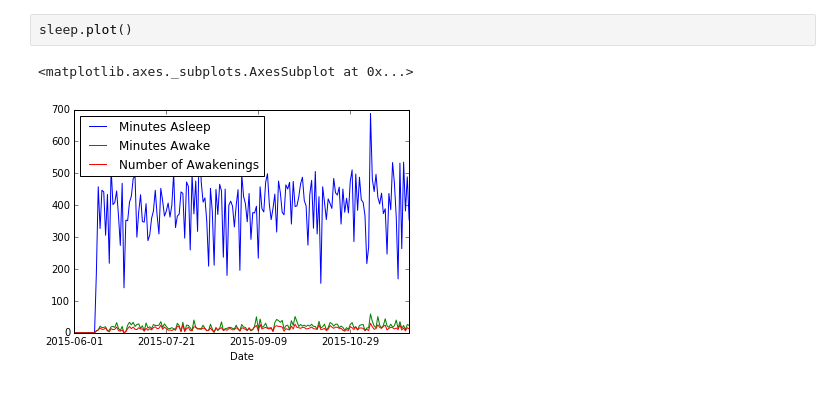
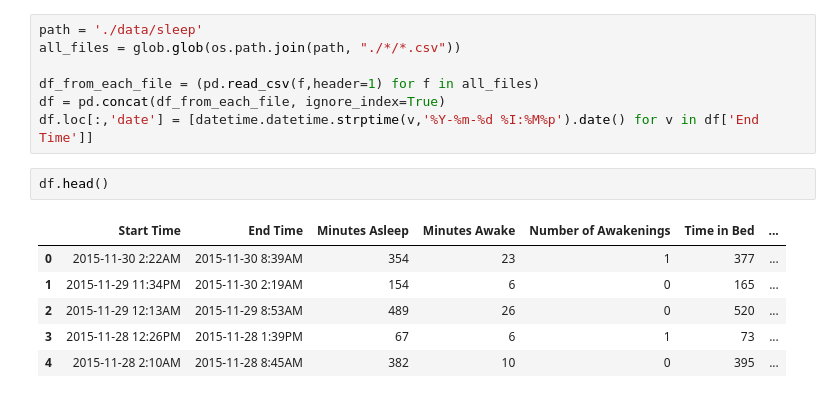
Before and after one commit to skilbjo/fitbit, a Jupyter notebook: rfc.ipynb, the cells around one changed output. Saved outputs shown, nothing was run; the diff lists cells and outputs as text.

Commit message:
Yay data

```diff
--- a/rfc.ipynb
+++ b/rfc.ipynb
@@ -54,5 +7,16 @@ sleep.tail()
-# %%
-sleep.plot()
-# %% [output]
-<matplotlib.axes._subplots.AxesSubplot at 0x...>
-[figure, removed]
+# %%
+path = './data/sleep'
+all_files = glob.glob(os.path.join(path, "./*/*.csv"))
+
+df_from_each_file = (pd.read_csv(f,header=1) for f in all_files)
+df = pd.concat(df_from_each_file, ignore_index=True)
+df.loc[:,'date'] = [datetime.datetime.strptime(v,'%Y-%m-%d %I:%M%p').date() for v in df['End Time']]
+# %%
+df.head()
+# %% [output]
+|  | Start Time | End Time | Minutes Asleep | Minutes Awake | Number of Awakenings | Time in Bed | ... |
+| 0 | 2015-11-30 2:22AM | 2015-11-30 8:39AM | 354 | 23 | 1 | 377 | ... |
+| 1 | 2015-11-29 11:34PM | 2015-11-30 2:19AM | 154 | 6 | 0 | 165 | ... |
+| 2 | 2015-11-29 12:13AM | 2015-11-29 8:53AM | 489 | 26 | 0 | 520 | ... |
+| 3 | 2015-11-28 12:26PM | 2015-11-28 1:39PM | 67 | 6 | 1 | 73 | ... |
+| 4 | 2015-11-28 2:10AM | 2015-11-28 8:45AM | 382 | 10 | 0 | 395 | ... |
```
Also changed, not shown: parts of 9 cells of this notebook.
